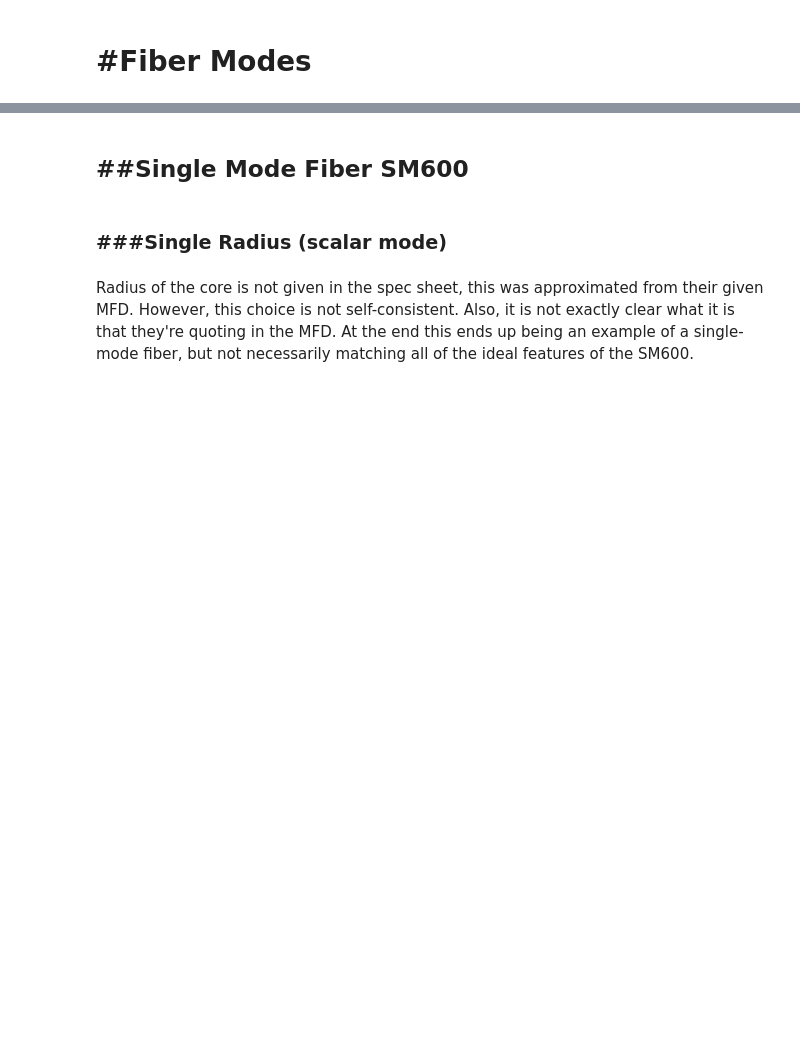
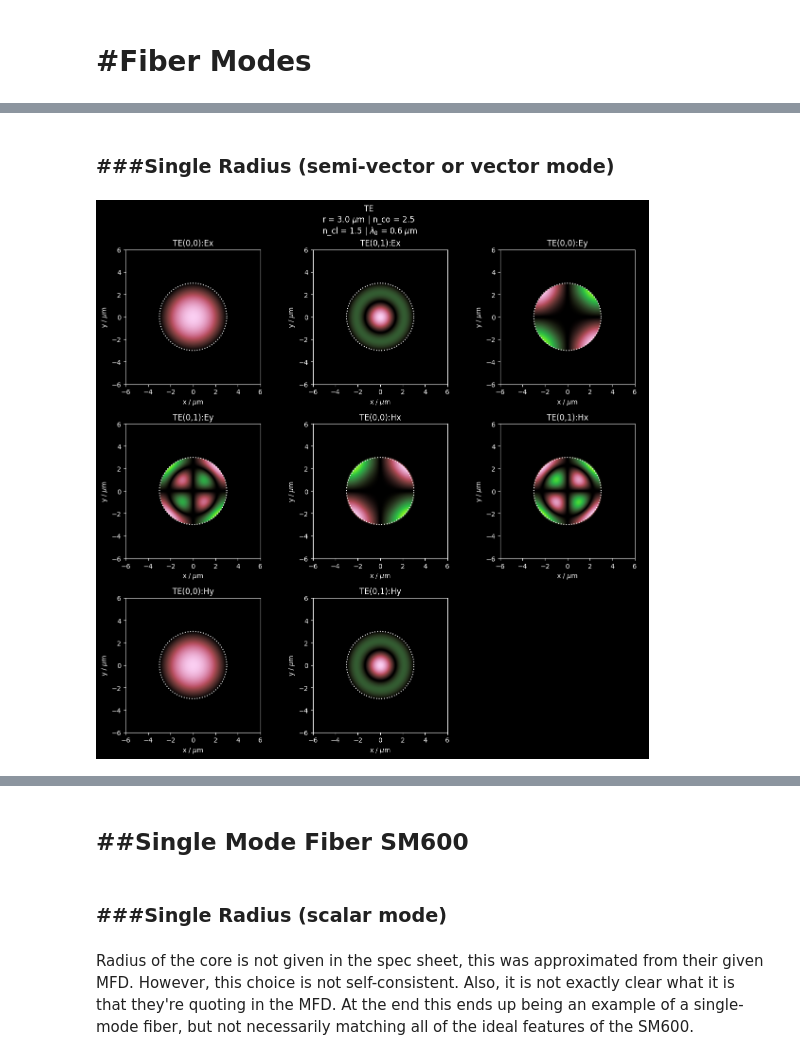
Before and after one commit to zia-lab/rspie, a Jupyter notebook: Fiber-Modes.ipynb, the cells around one changed output, grey strips where cells are left out. Cells and saved outputs as stored; diff of their text form; code cells hidden in the pictures; blank space fills up the shorter version.

```diff
--- a/Fiber-Modes.ipynb
+++ b/Fiber-Modes.ipynb
@@ -139,0 +143,16 @@ mode_files = [os.path.join(mode_dir,f) for f in files if re.match('m\d+', f.spli
+# %% [markdown]
+### ###Single Radius (semi-vector or vector mode)
+# %%
+config = {'mode_set':'0-1',
+        'prefix':'multiMO',
+        'mode_method':'2',
+        'vector': 2, # 0 for scalar, 1 for semi-vector, 2 for full-vector
+        'polarization': 0, # 0 = TE, 1 = TM
+        'free_space_wavelength'  : 0.600,
+                'Core_radius'    : 3.0,
+                'Core_index'     : 2.500,
+                'Cladding_index' : 1.500,
+        'comments': 'a test multimode fiber',
+        'mode_output_format':'OUTPUT_REAL_IMAG',
+        'launch_type':'LAUNCH_GAUSSIAN'}
+modes = rs.waveguide_modes(config)
@@ -139,0 +162,63 @@ mode_files = [os.path.join(mode_dir,f) for f in files if re.match('m\d+', f.spli
+# %%
+mode_files = modes['mode_files']
+mode_export = {}
+num_modes = len(mode_files)
+full_title = 'r = {Core_radius} $\mu$m | n_co = {Core_index} \n n_cl = {Cladding_index} | $\lambda_0$ = {free_space_wavelength} $\mu$m'.format(**config)
+num_cols = int(np.ceil(np.sqrt(num_modes)))
+num_rows = int(np.ceil(num_modes/num_cols))
+fig, ax = plt.subplots(num_rows, num_cols, figsize=(4*num_cols, 4*num_rows))
+if 'polarization' in config:
+    if config['polarization'] == 0:
+        pol = 'TE'
+    elif config['polarization'] == 0:
+        pol = 'TM'
+    else:
+        pol = ''
+if num_modes == 1:
+    ax = np.array([ax])
+if len(ax.shape) == 1:
+    ax = ax.reshape((1,ax.shape[0]))
+job = []
+radius = config['Core_radius']
+core_theta = np.linspace(0, 2*np.pi, 100)
+core_x = radius*np.cos(core_theta)
+core_y = radius*np.sin(core_theta)
+for idx, filename in enumerate(mode_files):
+    mode_num = int(filename.split('.')[-1].split('m')[-1])
+    extent, lines, n_eff = rs.load_mode_data(filename)
+    if '_ex' in filename:
+        field_component = 'Ex'
+    elif '_hy' in filename:
+        field_component = 'Hy'
+    elif '_ey' in filename:
+        field_component = 'Ey'
+    elif '_hx' in filename:
+        field_component = 'Hx'
+    else:
+        field_component = ''
+    row = idx // num_cols
+    col = idx % num_cols
+    mode_key = (mode_num, field_component)
+    mode_export[mode_key] = {'n_eff':n_eff, 'extent':extent, 'field':lines}
+    ax[row,col].set_ylabel('y / $\mu$m')
+    ax[row,col].set_xlabel('x / $\mu$m')
+    map_normalizer = max(np.max(lines), abs(np.min(lines)))
+    ax[row,col].imshow(lines,
+                extent=extent,
+                cmap=cm.watermelon,
+                aspect=1,
+                vmin=-map_normalizer,
+                vmax=map_normalizer,
+                origin='lower')
+    ax[row,col].plot(core_x, core_y, 'w:')
+    ax[row,col].set_title('TE(0,%d):%s'%(mode_num,field_component))
+    job.append((row,col))
+for row in range(num_rows):
+    for col in range(num_cols):
+        if (row,col) not in job:
+            ax[row,col].axis('off')
+fig.suptitle('TE\n'+full_title)
+plt.tight_layout()
+plt.show()
+# %% [output]
+[figure, added]
```
Also changed, not shown: parts of 13 cells of this notebook, 6 other files.
